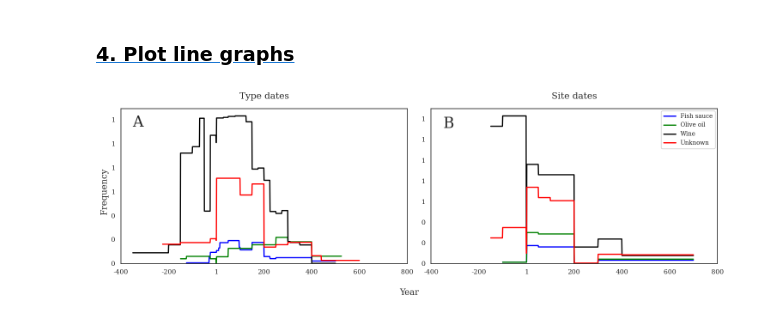
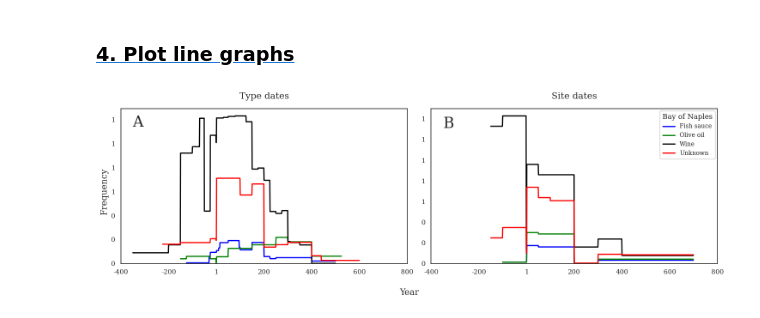
Before and after one commit to Tom-Brughmans/Sonata, a Jupyter notebook: src/application/Figs12a-b.ipynb, the cells around one changed output. Drawn from its saved outputs; the diff is of its cells as text; code cells hidden in the pictures.

Commit message:
add legend to figs 12, 13, 16, 17 ,18

```diff
--- a/src/application/Figs12a-b.ipynb
+++ b/src/application/Figs12a-b.ipynb
@@ -72,32 +72,32 @@ fig, axs = plt.subplots(1, 2, figsize=(15, 5))
 
 axs[0].set_xlim([-400, 800])
 axs[1].set_xlim([-400, 800])
 
 for ax, df in zip(axs.ravel(), list_of_dfs):
     plot_graph(dicts_of_df = df,
                palette=["blue", "green", "black", "red"],
                ax = ax,
                linewidth = 2)
 
     ax.set_ylim(0, None)
     ax.yaxis.set_major_formatter(FormatStrFormatter("%.0f"))
     ax.set_xlabel(None)
     ax.set_ylabel(None)
     ax.get_legend().remove()
     ax.set_xticklabels([int(i) if i != 0 else 1 for i in ax.get_xticks()])
     handles, labels = ax.get_legend_handles_labels()
-    fig.legend(handles, labels, bbox_to_anchor=(0.979, 0.89), fontsize = 10)
+    fig.legend(handles, labels, title="Bay of Naples",  title_fontproperties = {"size":12}, bbox_to_anchor=(0.979, 0.89), fontsize = 10)
 
 axs[0].set_title(label = "Type dates", y=1.04, size=15)
 axs[1].set_title(label = "Site dates", y=1.04, size=15)
 
 fig.supxlabel("Year")
 fig.supylabel("Frequency")
 
 axs[0].text(-350, 1.14, "A", fontsize = 25)
 axs[1].text(-350, 1.31, "B", fontsize = 25)
 
 plt.tight_layout()
 plt.savefig("../../figs/Fig12a-b.png", bbox_inches="tight")
 # %% [output]
-[figure, old version]
+[figure, new version]
```
Also changed, not shown: 9 other files.
